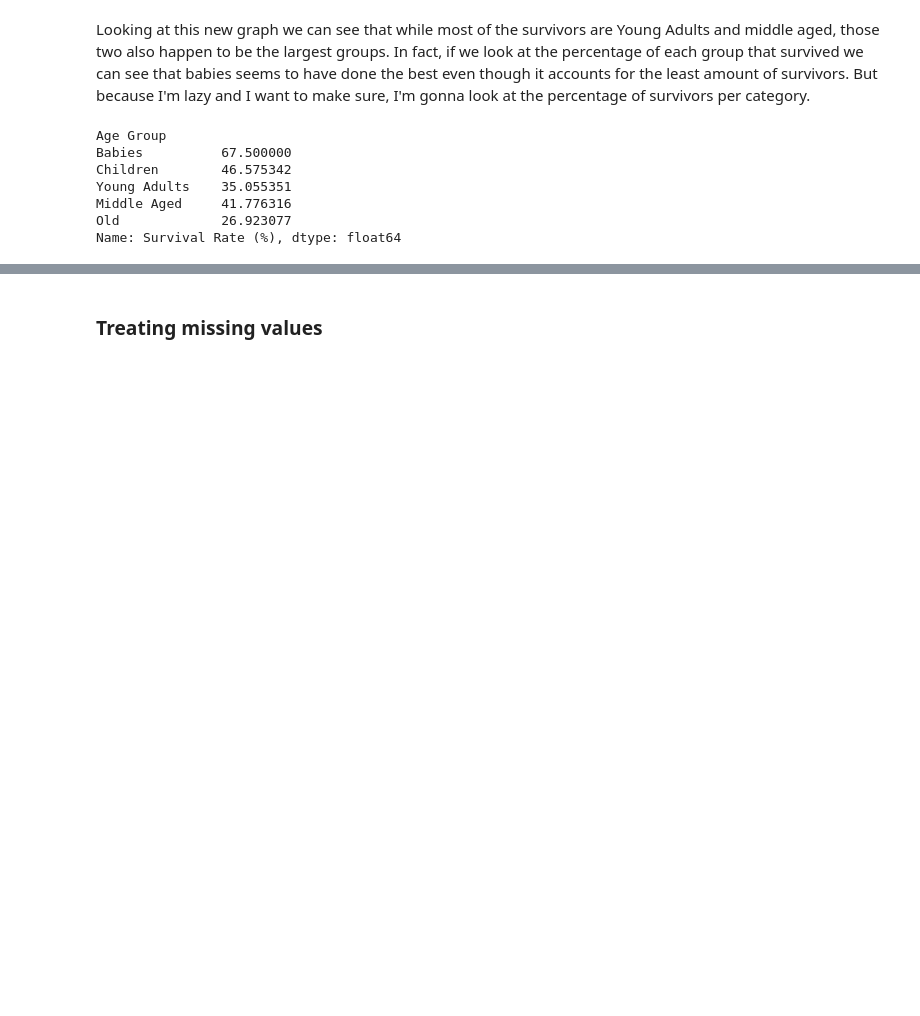
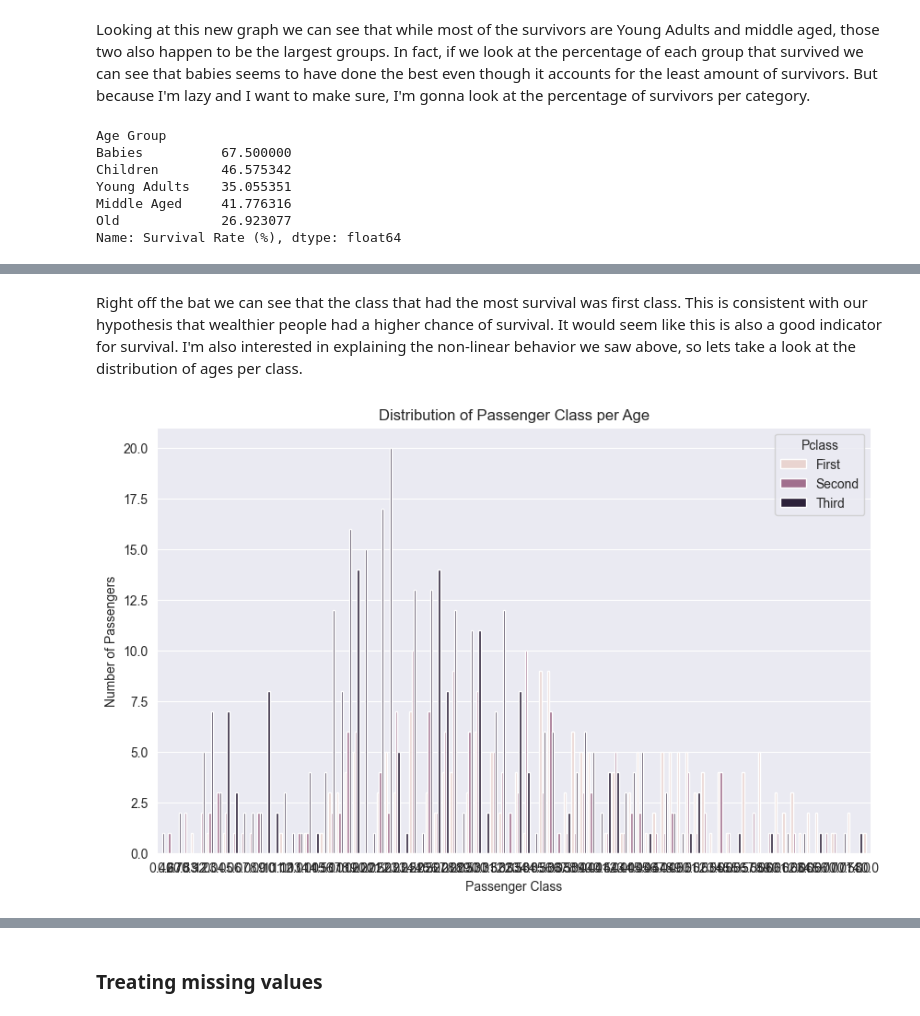
Before and after one commit to Frodo2412/towards_data_science, a Jupyter notebook: simple.ipynb, the cells around one changed output, grey strips where cells are left out. Drawn from its saved outputs; the diff is of its cells as text; code cells hidden in the pictures; blank space fills up the shorter version.

```diff
--- a/simple.ipynb
+++ b/simple.ipynb
@@ -123,0 +140,14 @@ To start, lets try and confirm that middle aged people represent the wealthiest
+# %% [markdown]
+Right off the bat we can see that the class that had the most survival was first class. This is consistent with our hypothesis that wealthier people had a higher chance of survival. It would seem like this is also a good indicator for survival. I'm also interested in explaining the non-linear behavior we saw above, so lets take a look at the distribution of ages per class.
+# %%
+plt.figure(figsize=(10, 6))
+sns.countplot(data=df, x='Age', hue='Pclass')
+
+plt.title('Distribution of Passenger Class per Age')
+plt.xlabel('Passenger Class')
+plt.ylabel('Number of Passengers')
+plt.legend(title='Pclass', loc='upper right', labels=['First', 'Second', 'Third'])
+
+plt.show()
+# %% [output]
+[figure, added]
```
Also changed, not shown: parts of 18 cells of this notebook, 1 other file.
